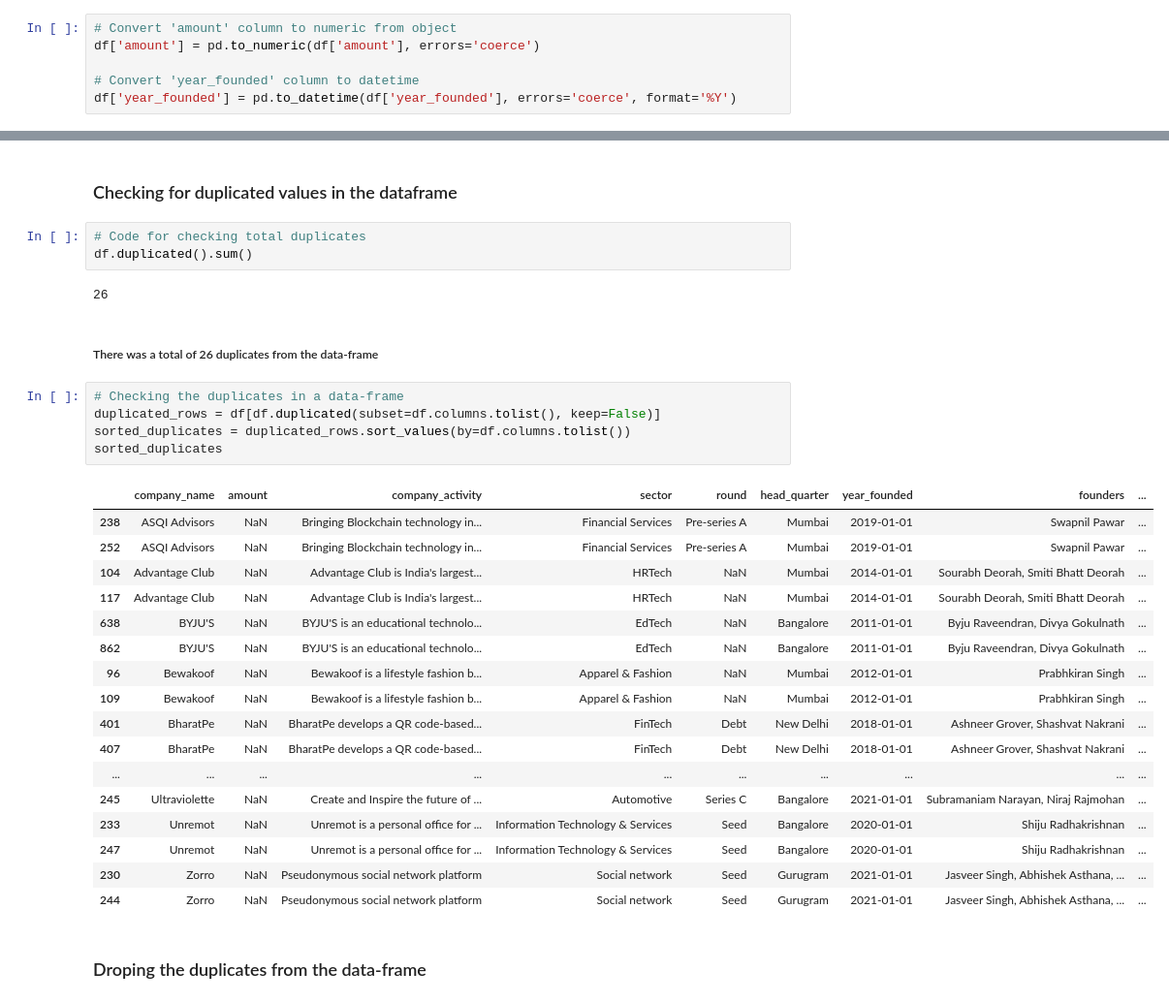
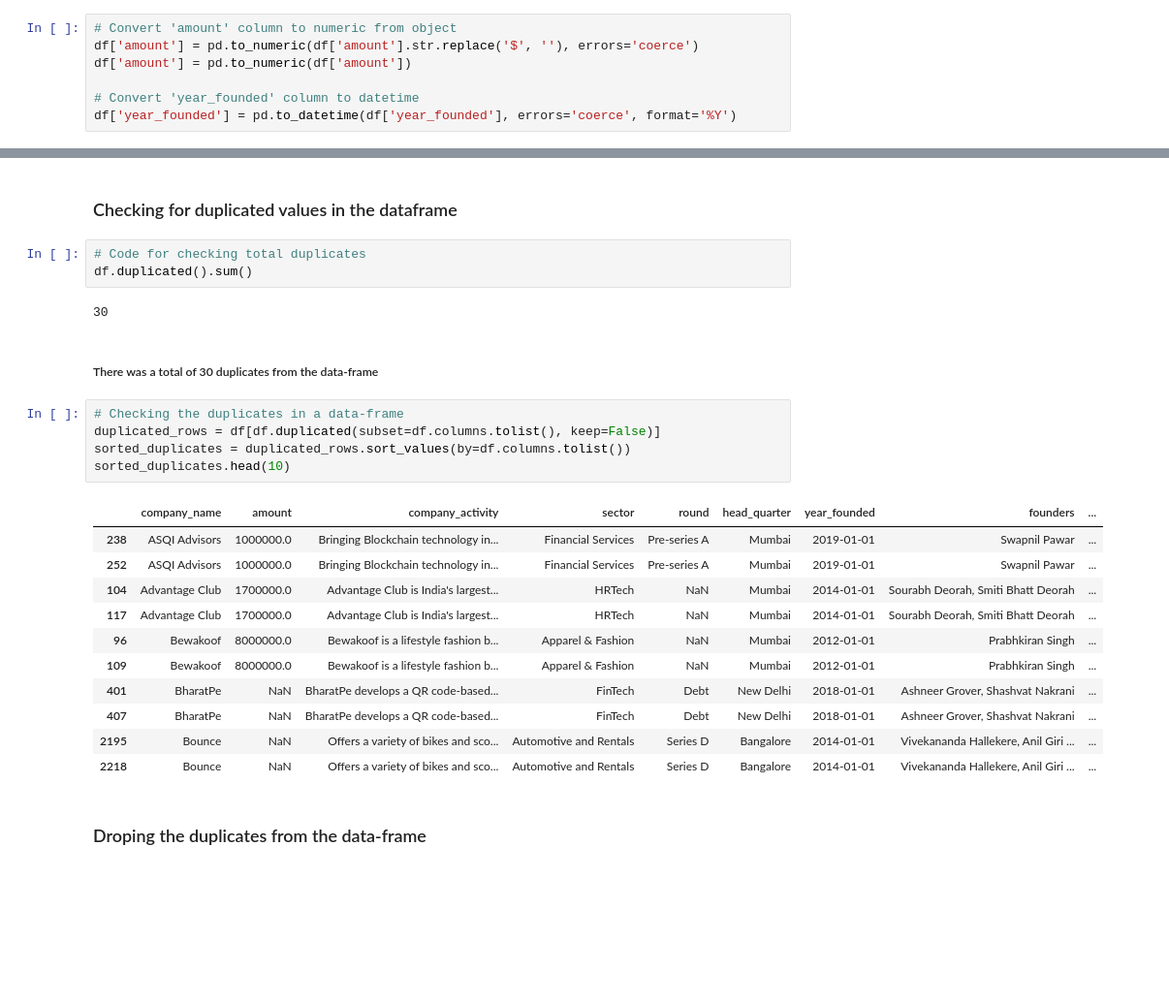
Before and after one commit to wamathaiwandeto/Indian-Startup-Ecosystem, a Jupyter notebook: project.ipynb, the cells around one changed output, grey strips where cells are left out. Shown at 97% size. Drawn from its saved outputs; the diff is of its cells as text; blank space fills up the shorter version.

```diff
--- a/project.ipynb
+++ b/project.ipynb
@@ -218,7 +222,8 @@ df.describe(include = 'all')
 ### Converting data types in columns with incorrect data formats
 # %%
 # Convert 'amount' column to numeric from object
-df['amount'] = pd.to_numeric(df['amount'], errors='coerce')
+df['amount'] = pd.to_numeric(df['amount'].str.replace('$', ''), errors='coerce')
+df['amount'] = pd.to_numeric(df['amount'])
 
 # Convert 'year_founded' column to datetime
 df['year_founded'] = pd.to_datetime(df['year_founded'], errors='coerce', format='%Y')
@@ -258,31 +263,25 @@ df.tail()
 # Code for checking total duplicates
 df.duplicated().sum()
 # %% [output]
-26
+30
 # %% [markdown]
-##### There was a total of 26 duplicates from the data-frame
+##### There was a total of 30 duplicates from the data-frame
 # %%
 # Checking the duplicates in a data-frame
 duplicated_rows = df[df.duplicated(subset=df.columns.tolist(), keep=False)]
 sorted_duplicates = duplicated_rows.sort_values(by=df.columns.tolist())
-sorted_duplicates
+sorted_duplicates.head(10)
 # %% [output]
 |  | company_name | amount | company_activity | sector | round | head_quarter | year_founded | founders | ... |
-| 238 | ASQI Advisors | NaN | Bringing Blockchain technology in... | Financial Services | Pre-series A | Mumbai | 2019-01-01 | Swapnil Pawar | ... |
-| 252 | ASQI Advisors | NaN | Bringing Blockchain technology in... | Financial Services | Pre-series A | Mumbai | 2019-01-01 | Swapnil Pawar | ... |
-| 104 | Advantage Club | NaN | Advantage Club is India's largest... | HRTech | NaN | Mumbai | 2014-01-01 | Sourabh Deorah, Smiti Bhatt Deorah | ... |
-| 117 | Advantage Club | NaN | Advantage Club is India's largest... | HRTech | NaN | Mumbai | 2014-01-01 | Sourabh Deorah, Smiti Bhatt Deorah | ... |
-| 638 | BYJU'S | NaN | BYJU'S is an educational technolo... | EdTech | NaN | Bangalore | 2011-01-01 | Byju Raveendran, Divya Gokulnath | ... |
-| 862 | BYJU'S | NaN | BYJU'S is an educational technolo... | EdTech | NaN | Bangalore | 2011-01-01 | Byju Raveendran, Divya Gokulnath | ... |
-| 96 | Bewakoof | NaN | Bewakoof is a lifestyle fashion b... | Apparel & Fashion | NaN | Mumbai | 2012-01-01 | Prabhkiran Singh | ... |
-| 109 | Bewakoof | NaN | Bewakoof is a lifestyle fashion b... | Apparel & Fashion | NaN | Mumbai | 2012-01-01 | Prabhkiran Singh | ... |
+| 238 | ASQI Advisors | 1000000.0 | Bringing Blockchain technology in... | Financial Services | Pre-series A | Mumbai | 2019-01-01 | Swapnil Pawar | ... |
+| 252 | ASQI Advisors | 1000000.0 | Bringing Blockchain technology in... | Financial Services | Pre-series A | Mumbai | 2019-01-01 | Swapnil Pawar | ... |
+| 104 | Advantage Club | 1700000.0 | Advantage Club is India's largest... | HRTech | NaN | Mumbai | 2014-01-01 | Sourabh Deorah, Smiti Bhatt Deorah | ... |
+| 117 | Advantage Club | 1700000.0 | Advantage Club is India's largest... | HRTech | NaN | Mumbai | 2014-01-01 | Sourabh Deorah, Smiti Bhatt Deorah | ... |
+| 96 | Bewakoof | 8000000.0 | Bewakoof is a lifestyle fashion b... | Apparel & Fashion | NaN | Mumbai | 2012-01-01 | Prabhkiran Singh | ... |
+| 109 | Bewakoof | 8000000.0 | Bewakoof is a lifestyle fashion b... | Apparel & Fashion | NaN | Mumbai | 2012-01-01 | Prabhkiran Singh | ... |
 | 401 | BharatPe | NaN | BharatPe develops a QR code-based... | FinTech | Debt | New Delhi | 2018-01-01 | Ashneer Grover, Shashvat Nakrani | ... |
 | 407 | BharatPe | NaN | BharatPe develops a QR code-based... | FinTech | Debt | New Delhi | 2018-01-01 | Ashneer Grover, Shashvat Nakrani | ... |
-| ... | ... | ... | ... | ... | ... | ... | ... | ... | ... |
-| 245 | Ultraviolette | NaN | Create and Inspire the future of ... | Automotive | Series C | Bangalore | 2021-01-01 | Subramaniam Narayan, Niraj Rajmohan | ... |
-| 233 | Unremot | NaN | Unremot is a personal office for ... | Information Technology & Services | Seed | Bangalore | 2020-01-01 | Shiju Radhakrishnan | ... |
-| 247 | Unremot | NaN | Unremot is a personal office for ... | Information Technology & Services | Seed | Bangalore | 2020-01-01 | Shiju Radhakrishnan | ... |
-| 230 | Zorro | NaN | Pseudonymous social network platform | Social network | Seed | Gurugram | 2021-01-01 | Jasveer Singh, Abhishek Asthana, ... | ... |
-| 244 | Zorro | NaN | Pseudonymous social network platform | Social network | Seed | Gurugram | 2021-01-01 | Jasveer Singh, Abhishek Asthana, ... | ... |
+| 2195 | Bounce | NaN | Offers a variety of bikes and sco... | Automotive and Rentals | Series D | Bangalore | 2014-01-01 | Vivekananda Hallekere, Anil Giri ... | ... |
+| 2218 | Bounce | NaN | Offers a variety of bikes and sco... | Automotive and Rentals | Series D | Bangalore | 2014-01-01 | Vivekananda Hallekere, Anil Giri ... | ... |
 # %% [markdown]
 ### Droping the duplicates from the data-frame
```
Also changed, not shown: parts of 6 cells of this notebook.
